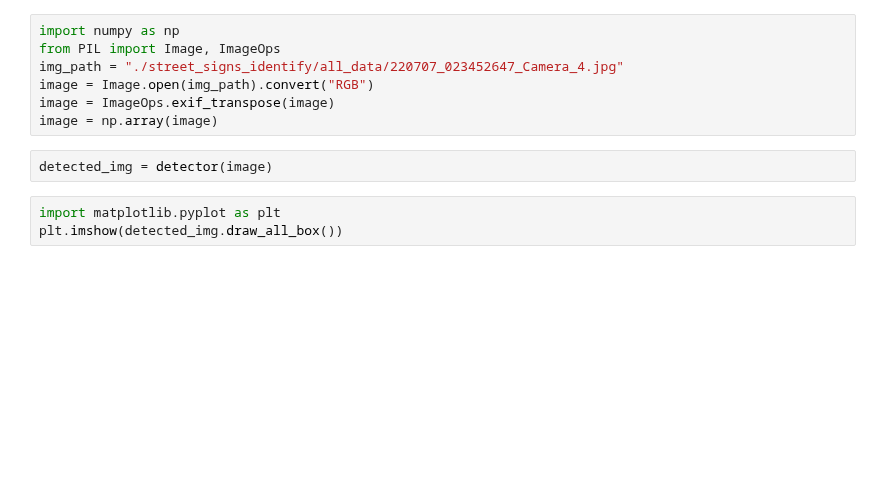
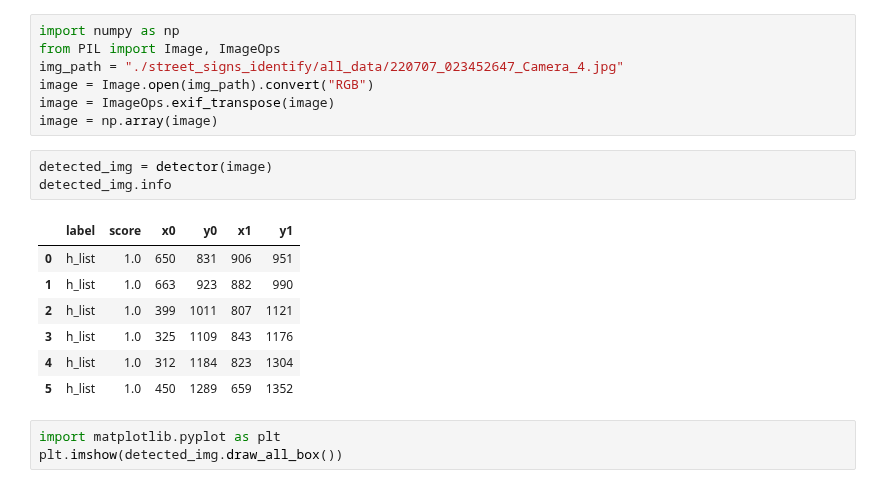
Before and after one commit to hukaichun/EasyOCR, a Jupyter notebook: demo_craft_detector.ipynb, the cells around one changed output. Saved outputs shown, nothing was run; the diff lists cells and outputs as text; blank space fills up the shorter version.

```diff
--- a/demo_craft_detector.ipynb
+++ b/demo_craft_detector.ipynb
@@ -11,6 +11,15 @@ image = ImageOps.exif_transpose(image)
 image = np.array(image)
 # %%
 detected_img = detector(image)
+detected_img.info
+# %% [output]
+|  | label | score | x0 | y0 | x1 | y1 |
+| 0 | h_list | 1.0 | 650 | 831 | 906 | 951 |
+| 1 | h_list | 1.0 | 663 | 923 | 882 | 990 |
+| 2 | h_list | 1.0 | 399 | 1011 | 807 | 1121 |
+| 3 | h_list | 1.0 | 325 | 1109 | 843 | 1176 |
+| 4 | h_list | 1.0 | 312 | 1184 | 823 | 1304 |
+| 5 | h_list | 1.0 | 450 | 1289 | 659 | 1352 |
 # %%
 import matplotlib.pyplot as plt
 plt.imshow(detected_img.draw_all_box())
```
Also changed, not shown: 17 other files.
